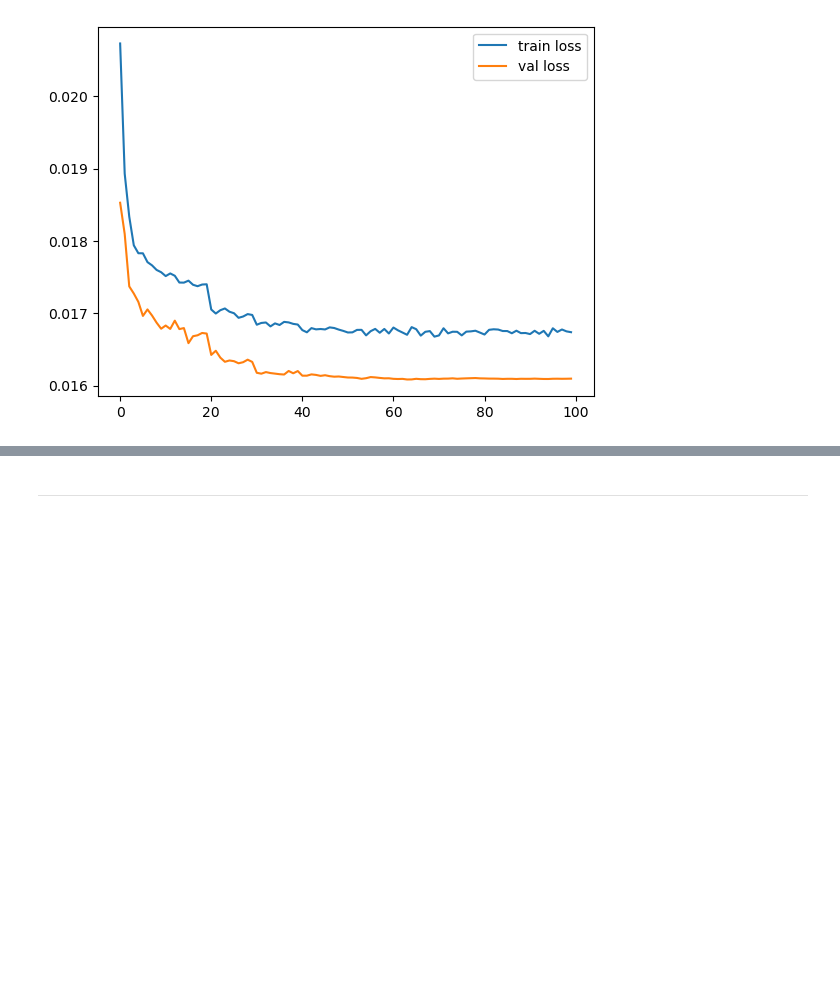
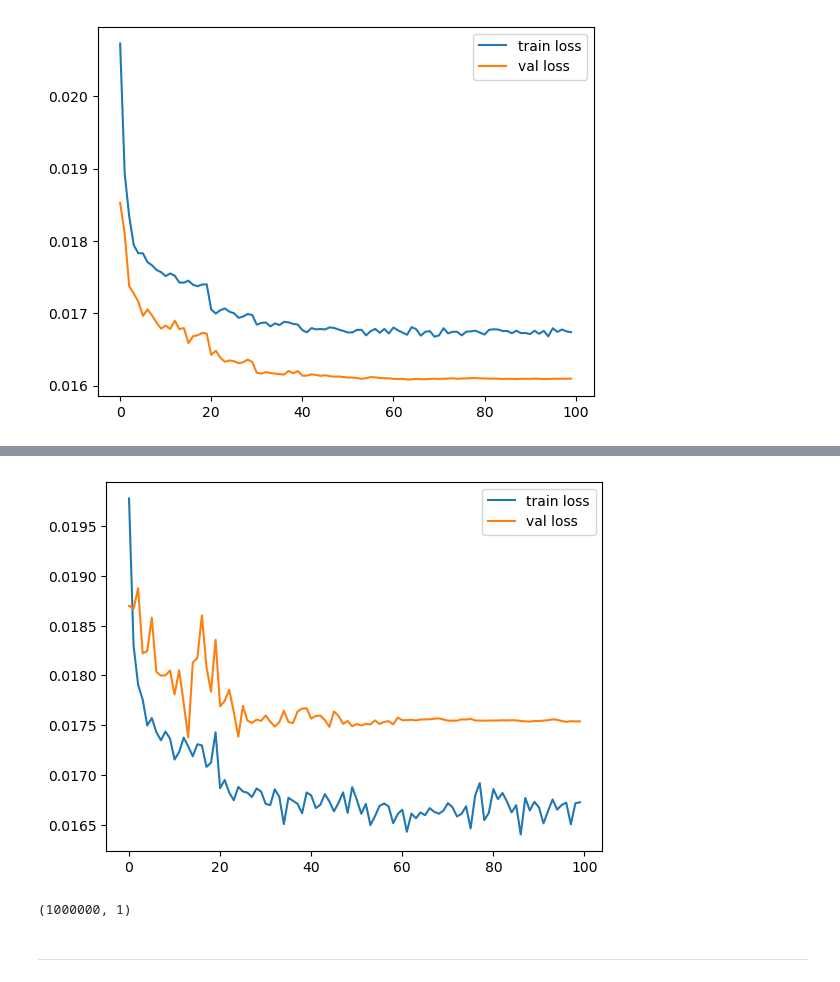
Before and after one commit to glory-99/simulation-based-inference, a Jupyter notebook: week11.ipynb, the cells around one changed output, grey strips where cells are left out. Drawn from its saved outputs; the diff is of its cells as text; code cells hidden in the pictures; blank space fills up the shorter version.

```diff
--- a/week11.ipynb
+++ b/week11.ipynb
@@ -518,0 +550,8 @@ pred_mean = predict(md_mean, Y_test_normalized)
+# %%
+md_q975_1 = MLP_variant(p, 1, [1024, 1024], 'leakyrelu').to(device)
+optimizer = torch.optim.Adam(md_q975_1.parameters(), lr=0.001)
+scheduler = torch.optim.lr_scheduler.MultiStepLR(optimizer, milestones=[20, 30, 40, 50, 60, 70, 80], gamma=0.4)
+train_losses, val_losses = train_model_with_generator(md_q975_1, generator, optimizer, epochs=100,
+                                      batch_size=256, iteration_per_epoch=4000, loss_type='quantile',
+                                      q=0.975, val_data=valid_dataloader, scheduler=scheduler,
+                                      mean=mean, std=std, subset=s)
@@ -518,0 +576,4 @@ pred_mean = predict(md_mean, Y_test_normalized)
+# %%
+show_loss(train_losses, val_losses)
+# %% [output]
+[figure, added]
@@ -519,3 +583,7 @@ pred_mean = predict(md_mean, Y_test_normalized)
+# %%
+pred_q025_1.shape
+# %% [output]
+(1000000, 1)
 # %% [markdown]
 ---
 # %% [markdown]
```
Also changed, not shown: parts of 6 cells of this notebook.
